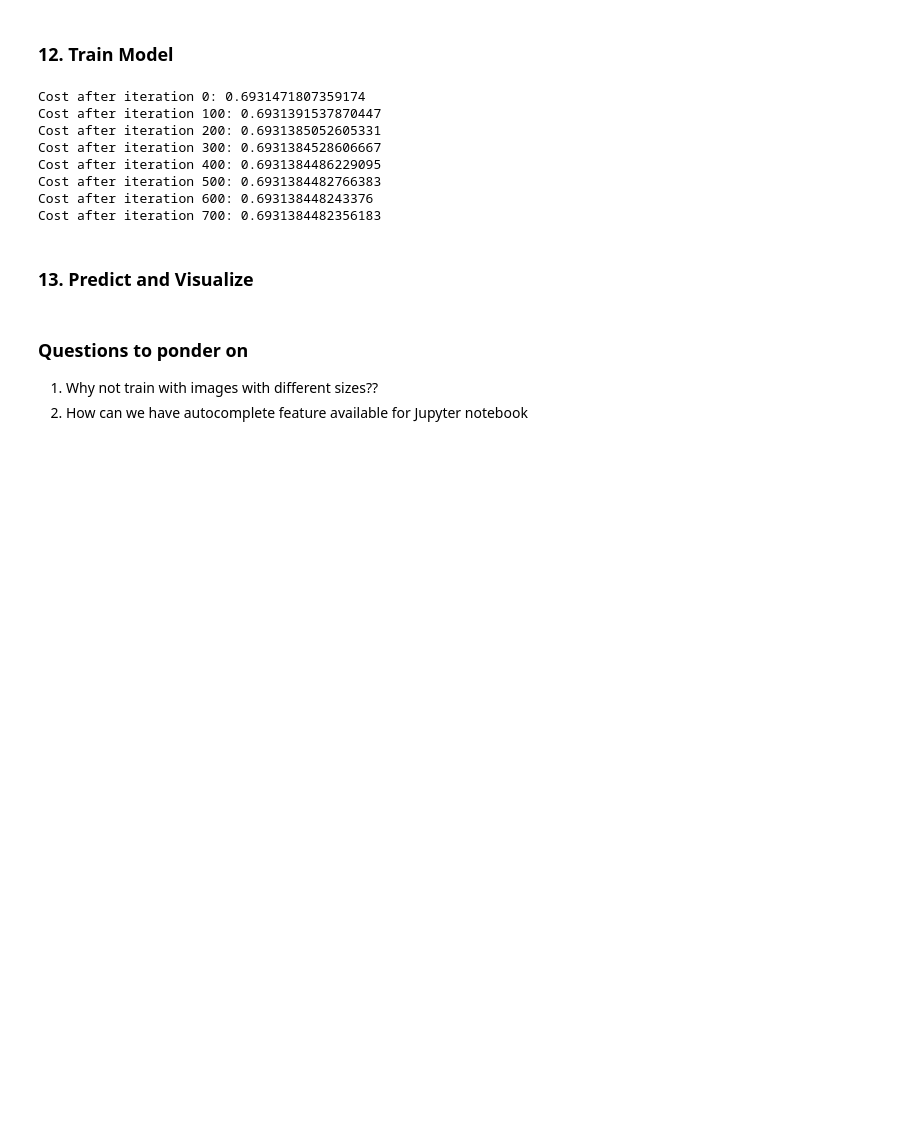
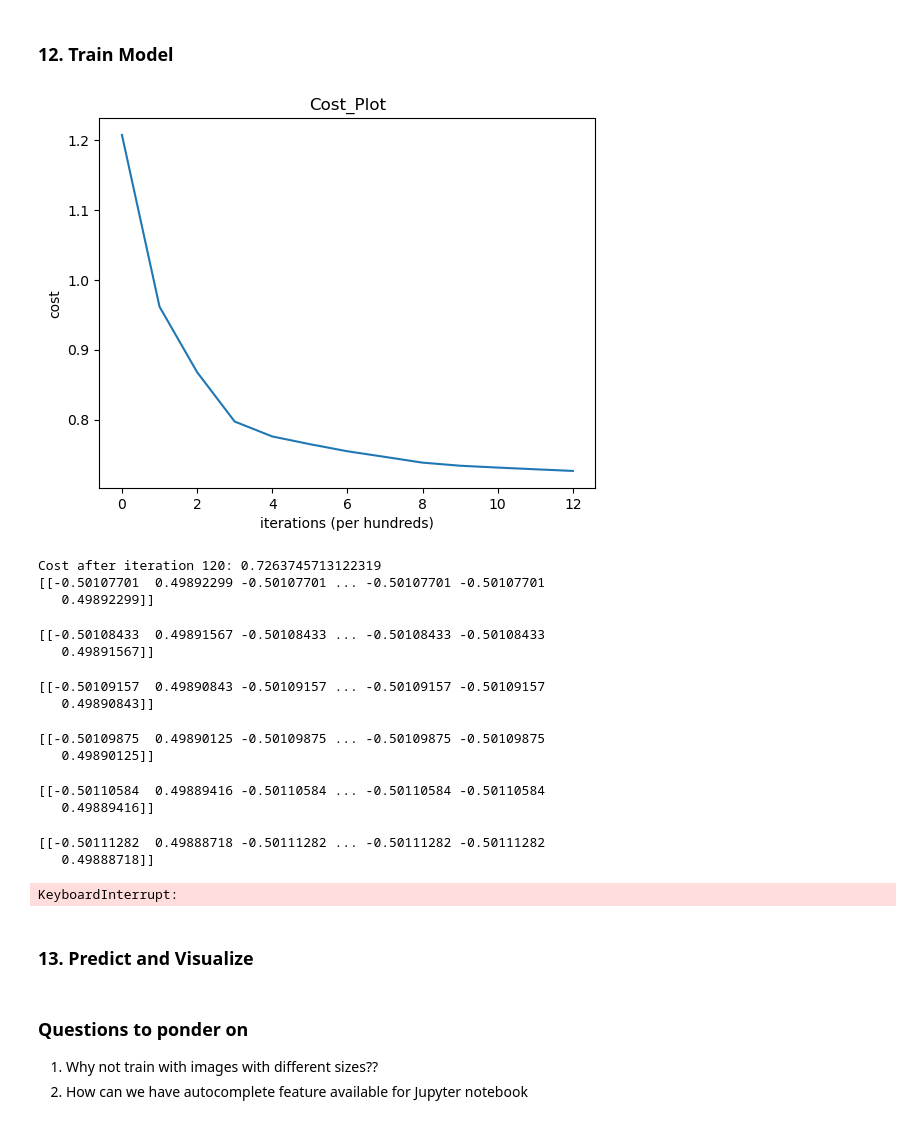
Before and after one commit to unKNOWN-G/Daily-Notebook, a Jupyter notebook: Day-16/Cat or Not Using Deep Neural Networks.ipynb, the cells around one changed output. Cells and saved outputs as stored; diff of their text form; code cells hidden in the pictures; blank space fills up the shorter version.

```diff
--- a/Day-16/Cat or Not Using Deep Neural Networks.ipynb
+++ b/Day-16/Cat or Not Using Deep Neural Networks.ipynb
@@ -121,10 +164,9 @@ def forward_propogation(X, params, hidden_layer_dims):
 # %% [markdown]
 ### 6. Cost
 # %%
-def calculate_cost(AL, Y, hidden_layer_dims):
+def calculate_cost(AL, Y, layers_dims):
     m = Y.shape[1]
-    AL =  AL
-    cost = (-1/m)*np.sum(np.multiply(Y,np.log(AL))+np.multiply(1-Y,np.log(1-AL)))
+    cost = (-1/m)*np.sum(np.multiply(Y,np.log(AL+epsilon))+np.multiply(1-Y,np.log(1-AL+epsilon)))
     cost = np.squeeze(cost)
     return cost
 # %% [markdown]
@@ -152,15 +194,15 @@ def linear_activation_backward(dA, cache, activation):
     dA_prev, dW, db =  linear_backward(dZ, linear_cache)
     return dA_prev, dW, db
 # %%
-def backward_propagation(Y,AL,params,cache, hidden_layer_dims):
+def backward_propagation(Y,AL,params,cache, layers_dims):
     grads = {}
     m = Y.shape[1]
     Y = Y.reshape(AL.shape)
 
-    L = len(hidden_layer_dims)-1
+    L = len(layers_dims)-1
 
-    dAL = -1*(np.divide(Y, AL) - np.divide(1 - Y, 1 - AL))
-
+    dAL = AL-Y
+    print(dAL)
     cache_val = ((cache["A"+str(L-1)],params["W"+str(L)],params["b"+str(L)]),cache["Z"+str(L)])
 
     dA_prev,dW,db = linear_activation_backward(dAL, cache_val, "sigmoid")
@@ -171,7 +213,8 @@ def backward_propagation(Y,AL,params,cache, hidden_layer_dims):
     for i in range(L-1,0,-1):
         cache_val = ((cache["A"+str(i-1)],params["W"+str(i)],params["b"+str(i)]),cache["Z"+str(i)])
         dA_prev, dW, db = linear_activation_backward(dA_prev, cache_val, "relu")
-        grads["dA" + str(i-1)] = dA_prev
+        if(i>0):
+            grads["dA" + str(i-1)] = dA_prev
         grads["dW" + str(i)] = dW
         grads["db" + str(i)] = db
 
@@ -191,4 +236,14 @@ def update_parameters(params, grads, learning_rate):
     return parameters
 # %% [markdown]
 ### 9. Train model
+# %%
+def plot_attr(values, learning_rate=0.5,x_l = 'iterations (per hundreds)', y_l = 'cost', title="Cost_Plot"):
+    clear_output(wait=True)
+#     display.display(plt.gcf())
+#     display.clear_output(wait=True)
+    plt.plot(np.squeeze(values))
+    plt.ylabel(y_l)
+    plt.xlabel(x_l)
+    plt.title(title)
+    plt.show()
 # %%
@@ -216,16 +289,26 @@ def train_model(X, Y, layers_dims, learning_rate = 0.0075, num_iterations = 3000
 dataset_path = "/Users/saikarna/Desktop/GitHub/Daily-Notebook/dogs-vs-cats/"
 train_path = dataset_path+"train/"
 test_path = dataset_path+"test1/"
+image_x = []
+image_x_1 = []
 
 def load_dataset(train_path):
     X, Y =[],[]
+    i=0
     for filename in os.listdir(train_path):
         if(filename[-3:]=="jpg"):
             file_path = train_path+filename
-            image= np.array(Image.open(file_path))
-            image= np.resize(image,(IMG_HEIGHT,IMG_WIDTH,3))
+            image_open= Image.open(file_path)
+            image= np.array(image_open.resize((IMG_HEIGHT,IMG_WIDTH)))
             image = image.astype('float32')
             image /= 255.
+            if(i==0):
+                fig = plt.figure()
+                ax1 = fig.add_subplot(1,2,1)
+                ax1.imshow(image_open)
+                ax2 = fig.add_subplot(1,2,2)
+                ax2.imshow(image)
+                i+=1
             X.append(image)
             Y.append(1 if filename[0]=="d" else 0)
     X,Y = np.array(X), np.array(Y)
@@ -277,15 +362,22 @@ X-test Shape :  (12288, 8250) Y-test Shape :  (1, 8250)
 # %% [markdown]
 ### 12. Train Model
 # %%
-model_param, costs = train_model(X_train_flatten, Y_train_flatten, hidden_layer_dims, learning_rate = 0.05, num_iterations = 1000, print_cost=True)
+model_param, costs = train_model(X_train_flatten, Y_train_flatten, hidden_layer_dims,params = [], learning_rate = 0.1, num_iterations = 5000, print_cost=True)
 # %% [output]
+[figure, added]
-Cost after iteration 0: 0.6931471807359174
-Cost after iteration 100: 0.6931391537870447
-Cost after iteration 200: 0.6931385052605331
-Cost after iteration 300: 0.6931384528606667
-Cost after iteration 400: 0.6931384486229095
-Cost after iteration 500: 0.6931384482766383
-Cost after iteration 600: 0.693138448243376
-Cost after iteration 700: 0.6931384482356183
+Cost after iteration 120: 0.7263745713122319
+[[-0.50107701  0.49892299 -0.50107701 ... -0.50107701 -0.50107701
+   0.49892299]]
+[[-0.50108433  0.49891567 -0.50108433 ... -0.50108433 -0.50108433
+   0.49891567]]
+[[-0.50109157  0.49890843 -0.50109157 ... -0.50109157 -0.50109157
+   0.49890843]]
+[[-0.50109875  0.49890125 -0.50109875 ... -0.50109875 -0.50109875
+   0.49890125]]
+[[-0.50110584  0.49889416 -0.50110584 ... -0.50110584 -0.50110584
+   0.49889416]]
+[[-0.50111282  0.49888718 -0.50111282 ... -0.50111282 -0.50111282
+   0.49888718]]
+KeyboardInterrupt:
 # %% [markdown]
 ### 13. Predict and Visualize
```
Also changed, not shown: parts of 18 cells of this notebook.
